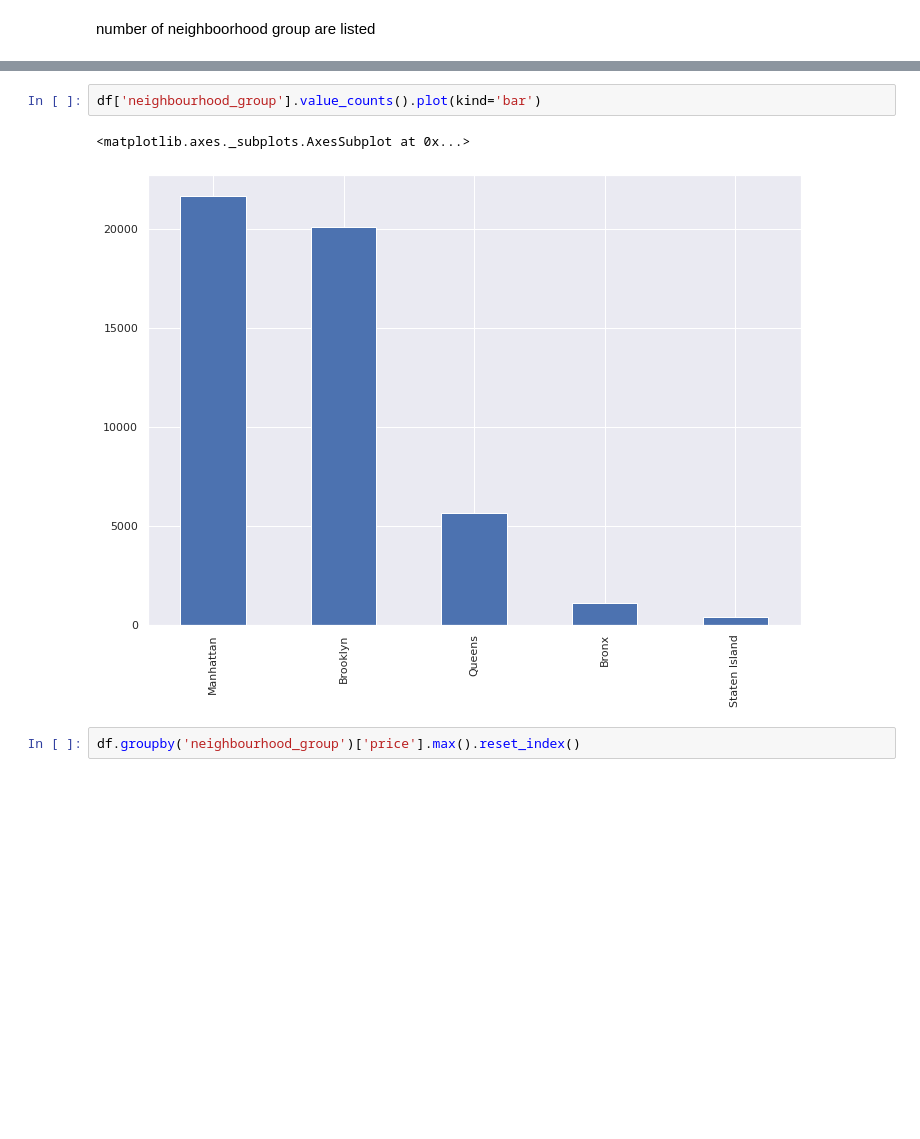
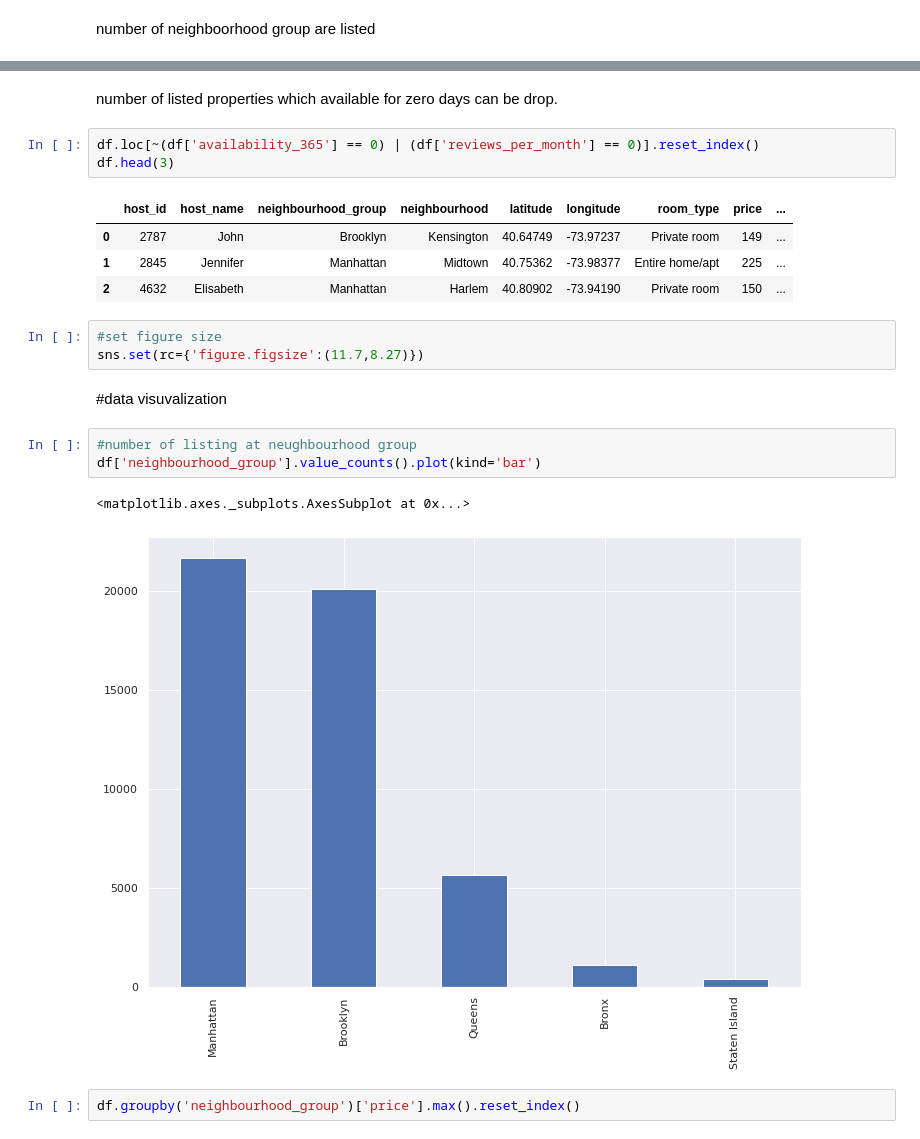
Before and after one commit to Kunaltembhare003/EDA, a Jupyter notebook: Copy_of_Airbnb_Bookings_Analysis_Capstone_Project.ipynb, the cells around one changed output, grey strips where cells are left out. Drawn from its saved outputs; the diff is of its cells as text; blank space fills up the shorter version.

```diff
--- a/Copy_of_Airbnb_Bookings_Analysis_Capstone_Project.ipynb
+++ b/Copy_of_Airbnb_Bookings_Analysis_Capstone_Project.ipynb
@@ -73,4 +114,20 @@ number of neighboorhood group are listed
+# %% [markdown]
+number of listed properties which available for zero days can be drop.
+# %%
+df.loc[~(df['availability_365'] == 0) | (df['reviews_per_month'] == 0)].reset_index()
+df.head(3)
+# %% [output]
+|  | host_id | host_name | neighbourhood_group | neighbourhood | latitude | longitude | room_type | price | ... |
+| 0 | 2787 | John | Brooklyn | Kensington | 40.64749 | -73.97237 | Private room | 149 | ... |
+| 1 | 2845 | Jennifer | Manhattan | Midtown | 40.75362 | -73.98377 | Entire home/apt | 225 | ... |
+| 2 | 4632 | Elisabeth | Manhattan | Harlem | 40.80902 | -73.94190 | Private room | 150 | ... |
+# %%
+#set figure size
+sns.set(rc={'figure.figsize':(11.7,8.27)})
+# %% [markdown]
+#data visuvalization
 # %%
+#number of listing at neughbourhood group
 df['neighbourhood_group'].value_counts().plot(kind='bar')
 # %% [output]
 <matplotlib.axes._subplots.AxesSubplot at 0x...>
```
Also changed, not shown: parts of 43 cells of this notebook.
